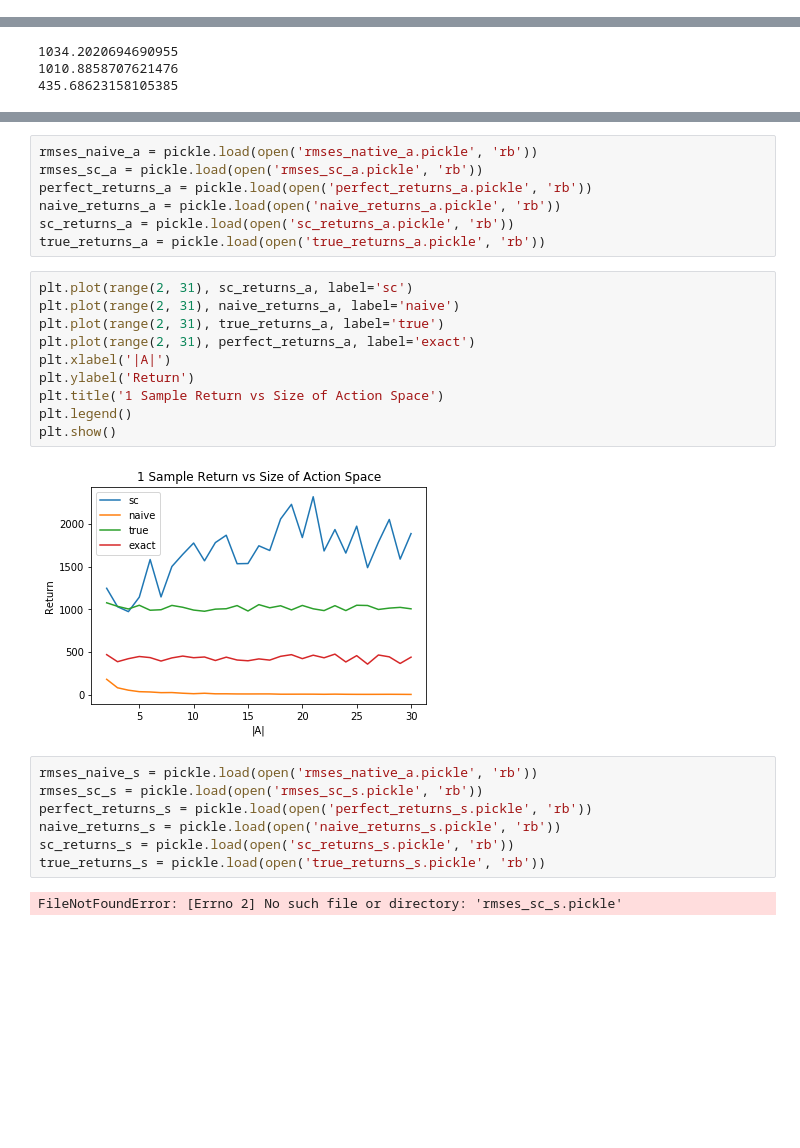
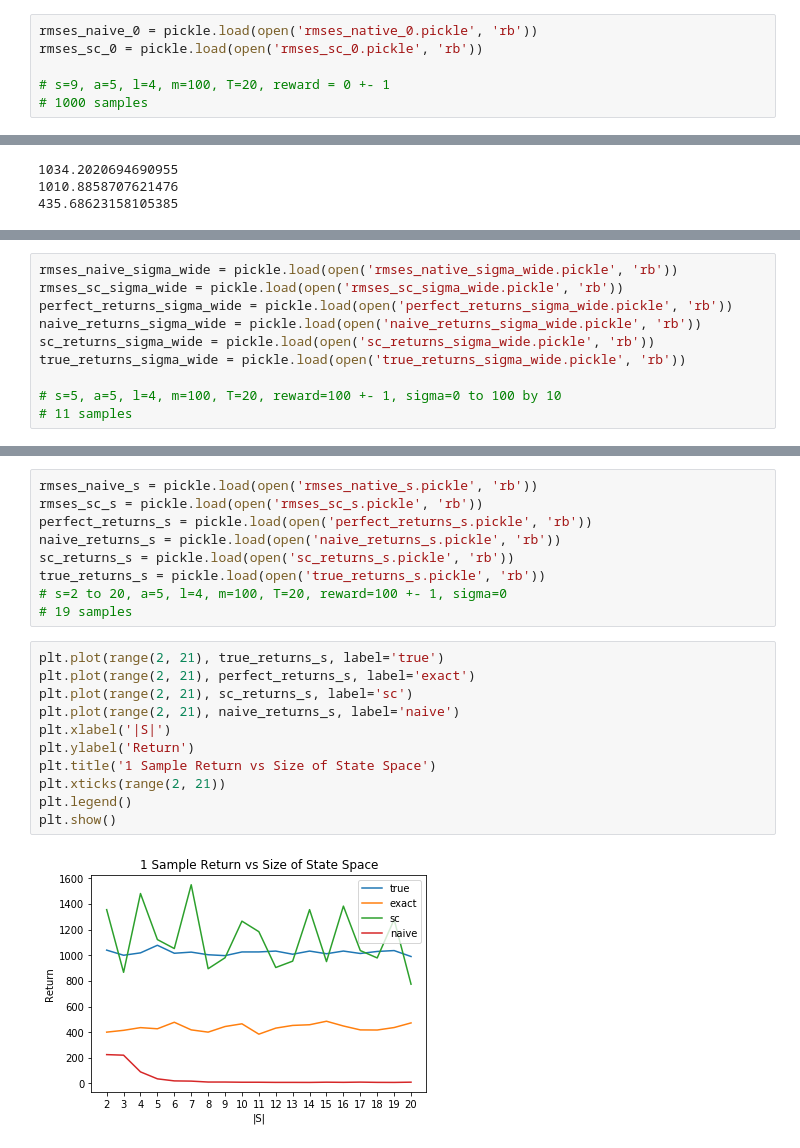
Before and after one commit to blepfo/RL-MDPs, a Jupyter notebook: Untitled.ipynb, the cells around one changed output, grey strips where cells are left out. Drawn from its saved outputs; the diff is of its cells as text; blank space fills up the shorter version.

```diff
--- a/Untitled.ipynb
+++ b/Untitled.ipynb
@@ -5,0 +41,6 @@ m=100
+# %%
+rmses_naive_0 = pickle.load(open('rmses_native_0.pickle', 'rb'))
+rmses_sc_0 = pickle.load(open('rmses_sc_0.pickle', 'rb'))
+
+# s=9, a=5, l=4, m=100, T=20, reward = 0 +- 1
+# 1000 samples
@@ -51,0 +118,10 @@ print(np.mean(perfect_returns_100))
+# %%
+rmses_naive_sigma_wide = pickle.load(open('rmses_native_sigma_wide.pickle', 'rb'))
+rmses_sc_sigma_wide = pickle.load(open('rmses_sc_sigma_wide.pickle', 'rb'))
+perfect_returns_sigma_wide = pickle.load(open('perfect_returns_sigma_wide.pickle', 'rb'))
+naive_returns_sigma_wide = pickle.load(open('naive_returns_sigma_wide.pickle', 'rb'))
+sc_returns_sigma_wide = pickle.load(open('sc_returns_sigma_wide.pickle', 'rb'))
+true_returns_sigma_wide = pickle.load(open('true_returns_sigma_wide.pickle', 'rb'))
+
+# s=5, a=5, l=4, m=100, T=20, reward=100 +- 1, sigma=0 to 100 by 10
+# 11 samples
@@ -90,28 +183,22 @@ plt.show()
 # %%
-rmses_naive_a = pickle.load(open('rmses_native_a.pickle', 'rb'))
-rmses_sc_a = pickle.load(open('rmses_sc_a.pickle', 'rb'))
-perfect_returns_a = pickle.load(open('perfect_returns_a.pickle', 'rb'))
-naive_returns_a = pickle.load(open('naive_returns_a.pickle', 'rb'))
-sc_returns_a = pickle.load(open('sc_returns_a.pickle', 'rb'))
-true_returns_a = pickle.load(open('true_returns_a.pickle', 'rb'))
+rmses_naive_s = pickle.load(open('rmses_native_s.pickle', 'rb'))
+rmses_sc_s = pickle.load(open('rmses_sc_s.pickle', 'rb'))
+perfect_returns_s = pickle.load(open('perfect_returns_s.pickle', 'rb'))
+naive_returns_s = pickle.load(open('naive_returns_s.pickle', 'rb'))
+sc_returns_s = pickle.load(open('sc_returns_s.pickle', 'rb'))
+true_returns_s = pickle.load(open('true_returns_s.pickle', 'rb'))
+# s=2 to 20, a=5, l=4, m=100, T=20, reward=100 +- 1, sigma=0
+# 19 samples
 # %%
-plt.plot(range(2, 31), sc_returns_a, label='sc')
-plt.plot(range(2, 31), naive_returns_a, label='naive')
-plt.plot(range(2, 31), true_returns_a, label='true')
-plt.plot(range(2, 31), perfect_returns_a, label='exact')
-plt.xlabel('|A|')
+plt.plot(range(2, 21), true_returns_s, label='true')
+plt.plot(range(2, 21), perfect_returns_s, label='exact')
+plt.plot(range(2, 21), sc_returns_s, label='sc')
+plt.plot(range(2, 21), naive_returns_s, label='naive')
+plt.xlabel('|S|')
 plt.ylabel('Return')
-plt.title('1 Sample Return vs Size of Action Space')
+plt.title('1 Sample Return vs Size of State Space')
+plt.xticks(range(2, 21))
 plt.legend()
 plt.show()
 # %% [output]
-[figure, old version]
+[figure, new version]
-# %%
-rmses_naive_s = pickle.load(open('rmses_native_a.pickle', 'rb'))
-rmses_sc_s = pickle.load(open('rmses_sc_s.pickle', 'rb'))
-perfect_returns_s = pickle.load(open('perfect_returns_s.pickle', 'rb'))
-naive_returns_s = pickle.load(open('naive_returns_s.pickle', 'rb'))
-sc_returns_s = pickle.load(open('sc_returns_s.pickle', 'rb'))
-true_returns_s = pickle.load(open('true_returns_s.pickle', 'rb'))
-# %% [output]
-FileNotFoundError: [Errno 2] No such file or directory: 'rmses_sc_s.pickle'
```
Also changed, not shown: parts of 17 cells of this notebook, 20 other files.
